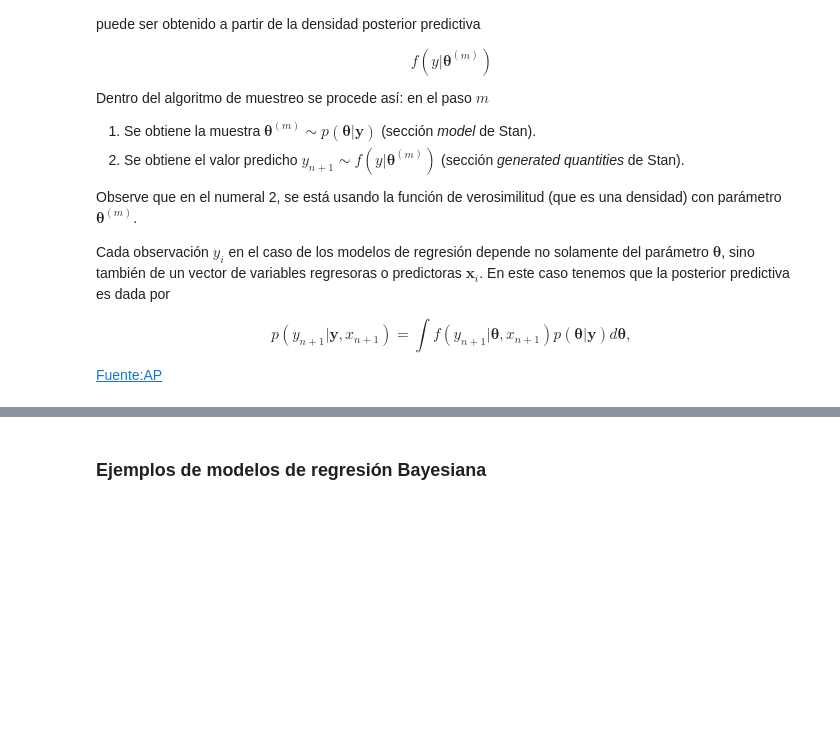
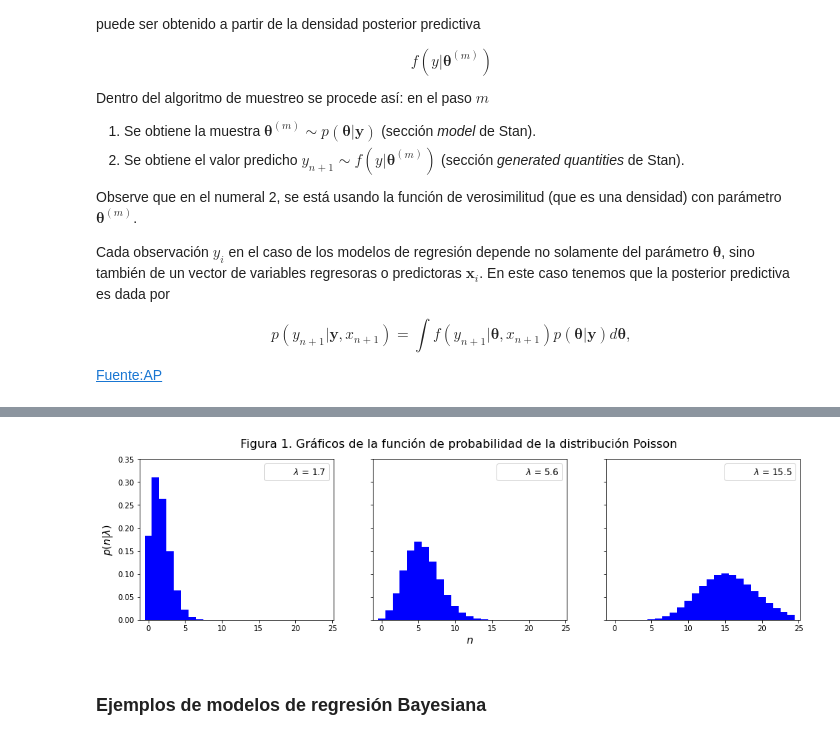
Before and after one commit to Jeslome/Proyecto, a Jupyter notebook: Bayesiana.ipynb, the cells around one changed output, grey strips where cells are left out. Drawn from its saved outputs; the diff is of its cells as text; code cells hidden in the pictures; blank space fills up the shorter version.

```diff
--- a/Bayesiana.ipynb
+++ b/Bayesiana.ipynb
@@ -143,0 +156,28 @@ $$0<w<1$$
+# %%
+# gráficos de la distribución Poisson
+import matplotlib.pyplot as plt
+import numpy as np
+from scipy.stats import poisson
+
+lambda_params = [1.7, 5.6, 15.5 ]
+
+x = np.arange(poisson.ppf(0.01, np.min(lambda_params)),
+              poisson.ppf(0.99, np.max(lambda_params)))
+n_row = 1
+n_col = 3
+fig, ax = plt.subplots(n_row, n_col, sharex = True, sharey = True, figsize=(16,4))
+
+for i in range(3):
+    lmbda = lambda_params[i]
+    y  = poisson.pmf(x, lmbda)
+    ax[i].vlines(x,0,y,colors='b', lw=10)
+    ax[i].set_ylim(0,0.35)
+    ax[i].plot(0,0, label = "$\\lambda$ = {:3.1f}".format(lmbda), alpha=0 )
+    ax[i].legend(fontsize=12)
+
+ax[1].set_xlabel('$n$', fontsize = 14)
+ax[0].set_ylabel('$p(n|\\lambda)$',fontsize=14)
+fig.suptitle('Figura 1. Gráficos de la función de probabilidad de la distribución Poisson',fontsize=16)
+plt.show()
+# %% [output]
+[figure, added]
```
Also changed, not shown: parts of 4 cells of this notebook, 1 other file.
